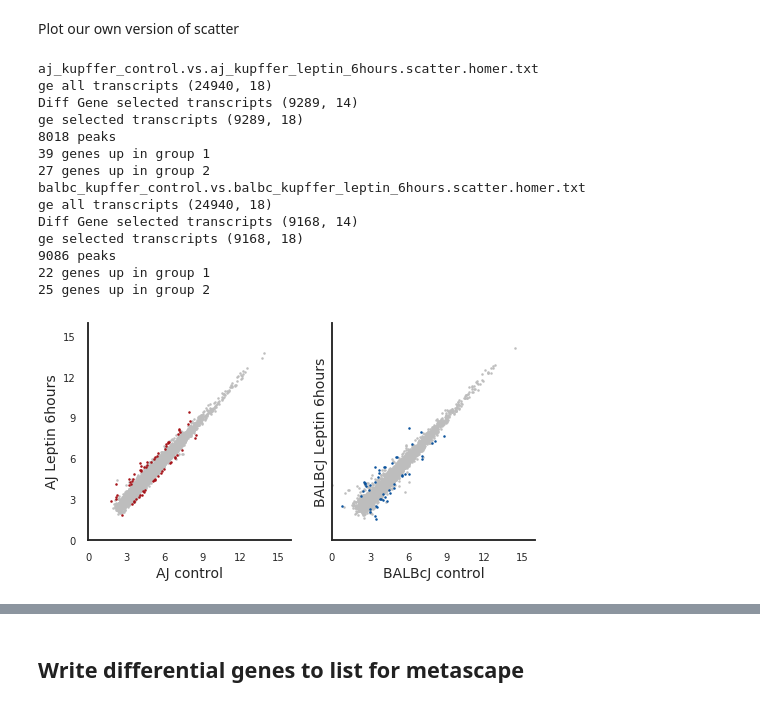
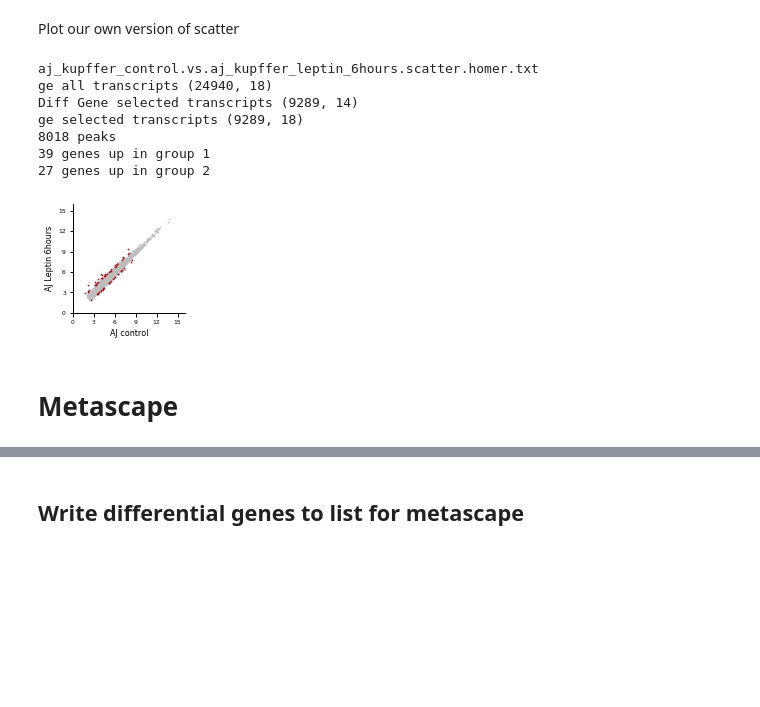
Before and after one commit to HunterBennett/strains_rna, a Jupyter notebook: results/K10_ManuscriptPlots_Leptin6htoControl_RNA.ipynb, the cells around one changed output, grey strips where cells are left out. Drawn from its saved outputs; the diff is of its cells as text; code cells hidden in the pictures; blank space fills up the shorter version.

```diff
--- a/results/K10_ManuscriptPlots_Leptin6htoControl_RNA.ipynb
+++ b/results/K10_ManuscriptPlots_Leptin6htoControl_RNA.ipynb
@@ -15,14 +15,9 @@ import pandas as pd
 import numpy as np
 import matplotlib
 import matplotlib.pyplot as plt
+import scipy.stats as stats
 from matplotlib_venn import venn3, venn2
 import seaborn as sns
-
-matplotlib.rcParams['savefig.dpi'] = 200
-sys.setrecursionlimit(3000)
-sns.set(font_scale=1)
-sns.set_context('talk')
-sns.set_style('white')
 
 # import custom functions
 sys.path.insert(0, '/home/h1bennet/code/')
@@ -51,32 +73,28 @@ if not os.path.isdir('./figures/'):
 # %% [markdown]
 Plot our own version of scatter
 # %%
-comps = ['aj_kupffer_control.vs.aj_kupffer_leptin_6hours.scatter.homer.txt',
-         'balbc_kupffer_control.vs.balbc_kupffer_leptin_6hours.scatter.homer.txt']
+comps = ['aj_kupffer_control.vs.aj_kupffer_leptin_6hours.scatter.homer.txt']
 
-ids = [['AJ.*Kupffer', 'aj.*leptin_6h'],
-       ['BALB.*Kupffer', 'balb.*leptin_6h']]
+ids = [['AJ.*Kupffer', 'aj.*leptin_6h']]
 
-labels = [['AJ control', 'AJ Leptin 6hours'],
-          ['BALBcJ control', 'BALBcJ Leptin 6hours']]
+labels = [['AJ control', 'AJ Leptin 6hours']]
 
-colors = [['#bdbdbd', '#a50f15'],
-          ['#bdbdbd', '#08519c']]
+colors = [['#bdbdbd', '#a50f15']]
 
 # set plotting thresholds
 pthresh = 0.05
 fontsize=10
-labelsize=10
+labelsize=6
 lfcthresh = (np.log2(1.5),2)
-dotsize = 1
+dotsize = 0.5
 ax_max = 16
 n_yticks = 5
 ytickstep = 3
 color = '#636363'
-filename='leptin_treatment_combined_scatter.png'
+filename='aj_leptin_treatment_combined_scatter.png'
 # %%
-fig, axs = plt.subplots(1,2,
-                        figsize=(8,4),
+fig, ax = plt.subplots(1,1,
+                        figsize=(2,2),
                         sharex=True,
                         sharey=True)
 plt.subplots_adjust(wspace=0.2,
@@ -85,11 +103,11 @@ plt.subplots_adjust(wspace=0.2,
 # set count for labeling axes
 count=0
 
-for comp, grep, labs, color, ax in zip(comps, ids, labels, colors, axs.reshape(-1)):
+for comp, grep, labs, color in zip(comps, ids, labels, colors):
     print(comp)
     de, tpm, tpm_mat, tpm_mat_quant = import_homer_diffgene(
-        './differential/'+comp,
-        './expression/HOMER.rawTPM.txt',
+        '../K06b_Strains_Leptin6htoControl_Kupffer_OutliersDropped/differential/'+comp,
+        '../K06b_Strains_Leptin6htoControl_Kupffer_OutliersDropped/expression/HOMER.rawTPM.txt',
         gene_name_index=True)
 
     # extract columns
@@ -121,41 +139,36 @@ for comp, grep, labs, color, ax in zip(comps, ids, labels, colors, axs.reshape(-
             #rasterized=True
         )
 
     # Hide the right and top spines
     ax.spines['right'].set_visible(False)
     ax.spines['top'].set_visible(False)
 
 
-    ax.set_xlabel(labs[0], fontsize=labelsize+4)
-    ax.set_ylabel(labs[1], fontsize=labelsize+4)
+    ax.set_xlabel(labs[0], fontsize=labelsize+2)
+    ax.set_ylabel(labs[1], fontsize=labelsize+2)
 
     #set max and min
     ax.set_xlim([0,ax_max])
     ax.set_ylim([0,ax_max])
 
     # set ticks
     ax.set_xticks(np.arange(0,ax_max,ytickstep))
     ax.set_xticklabels(np.arange(0,ax_max,ytickstep),
                        fontdict={'fontsize':labelsize})
     ax.set_yticks(np.arange(0,ax_max,ytickstep))
     ax.set_yticklabels(np.arange(0,ax_max,ytickstep),
                        fontdict={'fontsize':labelsize})
 
     count = count + 1
-plt.savefig('./figures/'+filename, bbox_inches='tight')
+plt.savefig('./leptin_treatment/'+filename, bbox_inches='tight')
 # %% [output]
 aj_kupffer_control.vs.aj_kupffer_leptin_6hours.scatter.homer.txt
 ge all transcripts (24940, 18)
 Diff Gene selected transcripts (9289, 14)
 ge selected transcripts (9289, 18)
 8018 peaks
 39 genes up in group 1
 27 genes up in group 2
-balbc_kupffer_control.vs.balbc_kupffer_leptin_6hours.scatter.homer.txt
-ge all transcripts (24940, 18)
-Diff Gene selected transcripts (9168, 14)
-ge selected transcripts (9168, 18)
-9086 peaks
-22 genes up in group 1
-25 genes up in group 2
-[figure, old version]
+[figure, new version]
+# %% [markdown]
+# Metascape
```
Also changed, not shown: parts of 28 cells of this notebook, 13 other files.
